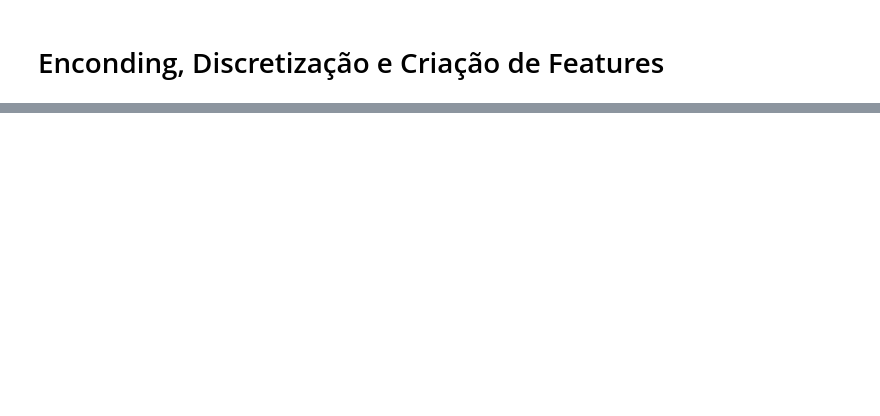
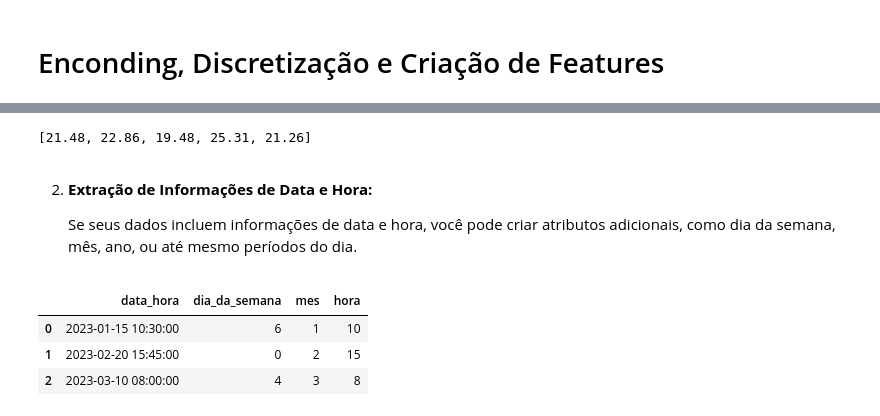
Before and after one commit to yishilin/machine_learning, a Jupyter notebook: 12_encoding_features.ipynb, the cells around one changed output, grey strips where cells are left out. Saved outputs shown, nothing was run; the diff lists cells and outputs as text; code cells hidden in the pictures; blank space fills up the shorter version.

```diff
--- a/12_encoding_features.ipynb
+++ b/12_encoding_features.ipynb
@@ -12,2 +240,31 @@
 # %%
-# Feature creation
+altura_cm = [160, 175, 152, 180, 168]
+peso_kg = [55, 70, 45, 82, 60]
+
+# Criar o atributo IMC
+imc = [round(peso / ((altura / 100) ** 2), 2) for altura, peso in zip(altura_cm, peso_kg)]
+
+imc
+# %% [output]
+[21.48, 22.86, 19.48, 25.31, 21.26]
+# %% [markdown]
+2. **Extração de Informações de Data e Hora:**
+
+    Se seus dados incluem informações de data e hora, você pode criar atributos adicionais, como dia da semana, mês, ano, ou até mesmo períodos do dia.
+# %%
+import pandas as pd
+
+data_hora = pd.to_datetime(['2023-01-15 10:30', '2023-02-20 15:45', '2023-03-10 08:00'])
+
+# Criar atributos de data e hora
+data_hora_df = pd.DataFrame({'data_hora': data_hora})
+data_hora_df['dia_da_semana'] = data_hora_df['data_hora'].dt.dayofweek
+data_hora_df['mes'] = data_hora_df['data_hora'].dt.month
+data_hora_df['hora'] = data_hora_df['data_hora'].dt.hour
+
+data_hora_df
+# %% [output]
+|  | data_hora | dia_da_semana | mes | hora |
+| 0 | 2023-01-15 10:30:00 | 6 | 1 | 10 |
+| 1 | 2023-02-20 15:45:00 | 0 | 2 | 15 |
+| 2 | 2023-03-10 08:00:00 | 4 | 3 | 8 |
```
Also changed, not shown: parts of 57 cells of this notebook, 1 other file.
